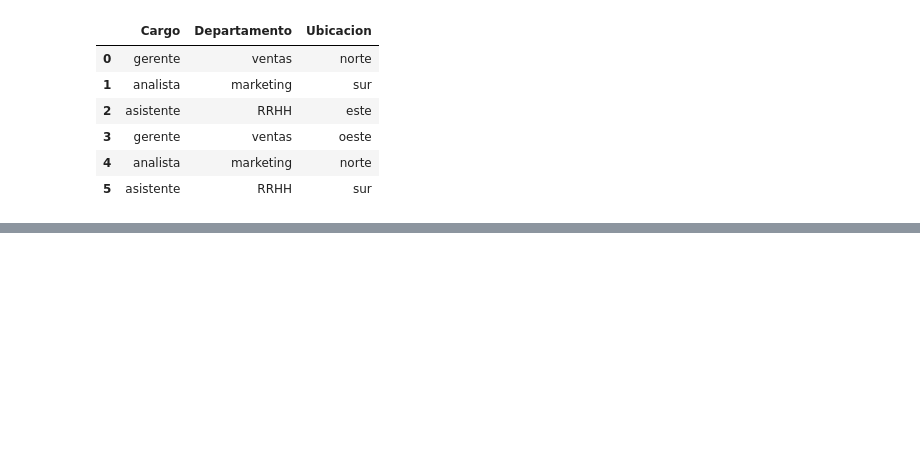
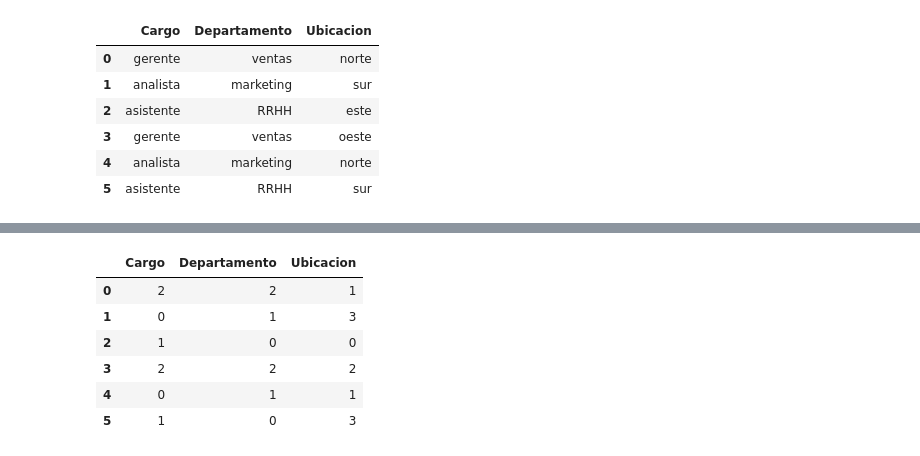
Before and after one commit to MatiasKige/Data-Science-FIFA, a Jupyter notebook: Curso Machine Learning/Colab.ipynb, the cells around one changed output, grey strips where cells are left out. Cells and saved outputs as stored; diff of their text form; code cells hidden in the pictures; blank space fills up the shorter version.

```diff
--- a/Curso Machine Learning/Colab.ipynb
+++ b/Curso Machine Learning/Colab.ipynb
@@ -404,0 +427,18 @@ AttributeError: 'OneHotEncoder' object has no attribute 'get_features_names_out'
+# %%
+model = LabelEncoder()
+df_LE = df.copy()
+df_LE["Cargo"] = model.fit_transform(df_LE["Cargo"])
+df_LE["Departamento"] = model.fit_transform(df_LE["Departamento"])
+df_LE["Ubicacion"] = model.fit_transform(df_LE["Ubicacion"])
+df_LE
+
+# Tener en cuenta: Asignó valores por orden alfabetico
+# Ej: Cargo: 0:Analista, 1:Asistente, 2:Gerente, etc.
+# %% [output]
+|  | Cargo | Departamento | Ubicacion |
+| 0 | 2 | 2 | 1 |
+| 1 | 0 | 1 | 3 |
+| 2 | 1 | 0 | 0 |
+| 3 | 2 | 2 | 2 |
+| 4 | 0 | 1 | 1 |
+| 5 | 1 | 0 | 3 |
```
Also changed, not shown: parts of 11 cells of this notebook, 1 other file.
